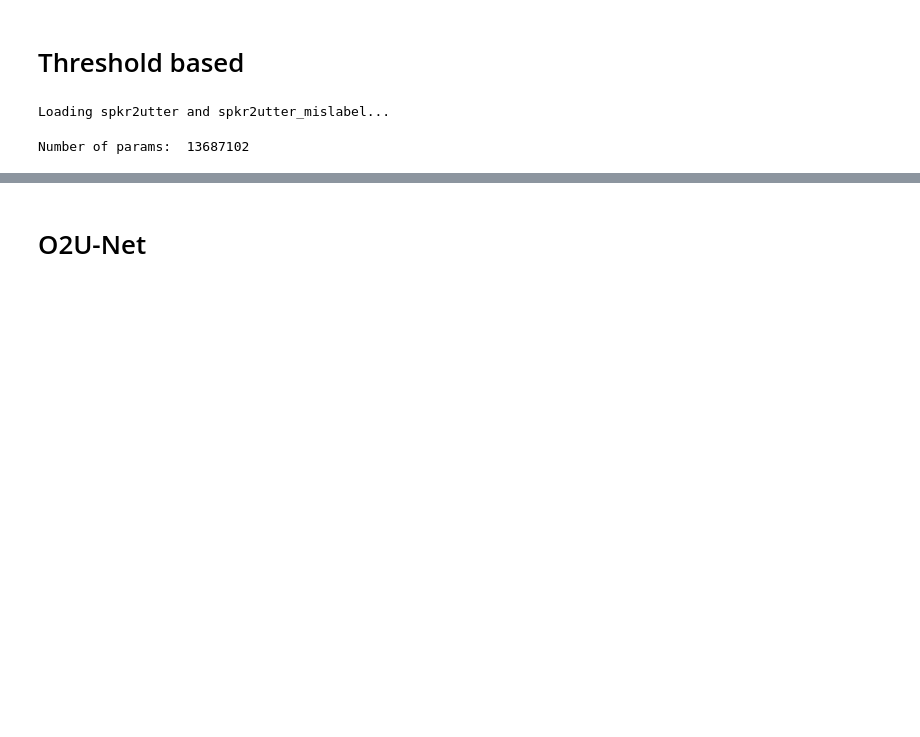
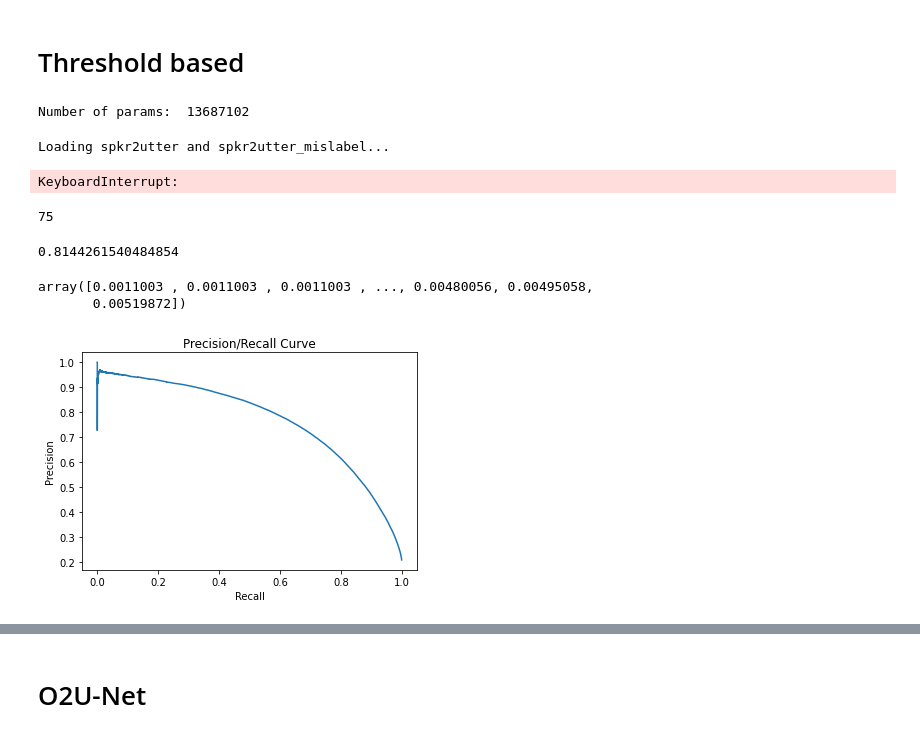
Before and after one commit to a43992899/NoisySpeakerDetection, a Jupyter notebook: Permute/GE2E/noisy_label_detection.ipynb, the cells around one changed output, grey strips where cells are left out. Saved outputs shown, nothing was run; the diff lists cells and outputs as text; code cells hidden in the pictures; blank space fills up the shorter version.

Commit message:
clean up train speech embedder, nld with threshold

```diff
--- a/Permute/GE2E/noisy_label_detection.ipynb
+++ b/Permute/GE2E/noisy_label_detection.ipynb
@@ -32,16 +35,12 @@ def get_n_params(model):
 # %% [markdown]
 # Threshold based
 # %%
-model_path = '/home/yrb/code/speechbrain/data/models/Permute/Softmax/SoftmaxExperiment1/Chance=0.2/ckpt_epoch_2_batch_id_45598.pth'
+model_path = hp.nld.model_path
 
 device = torch.device(hp.device)
 random.seed(0)
 torch.manual_seed(0)
 torch.cuda.manual_seed_all(0)
-
-test_dataset = SpeakerDatasetPreprocessed()
-
-test_loader = DataLoader(test_dataset, batch_size=hp.test.N, shuffle=True, num_workers=hp.test.num_workers, drop_last=True)
 
 try:
     embedder_net = SpeechEmbedder().to(device)
@@ -53,5 +52,4 @@ embedder_net.eval()
 
 print("Number of params: ", get_n_params(embedder_net))
 # %% [output]
-Loading spkr2utter and spkr2utter_mislabel...
+Number of params:  13687102
-Number of params:  13687102
@@ -106,0 +56,65 @@ for e in range(hp.test.epochs):
+# %%
+ypreds = []
+ylabels = []
+
+
+def extract_emb(embedder_net, batch):
+    if batch.ndim == 4:
+        batch = batch.reshape(-1, batch.size(2), batch.size(3))
+    if embedder_net.__class__.__name__ == 'SpeechEmbedder_Softmax':
+        embeddings = embedder_net.get_embedding(batch)
+    else:
+        embeddings = embedder_net(batch)
+    return embeddings
+
+cos = torch.nn.CosineSimilarity(dim=-1, eps=1e-6)
+nld_dataset = SpeakerDatasetPreprocessed()
+nld_loader = DataLoader(nld_dataset, batch_size=hp.nld.N, shuffle=False, num_workers=hp.nld.num_workers, drop_last=False)
+for batch_id, (mel_db_batch, labels, is_noisy, utterance_ids) in enumerate(tqdm(nld_loader)):
+    utterance_ids = np.array(utterance_ids).T
+    mel_db_batch = mel_db_batch.to(device)
+
+    embeddings = extract_emb(embedder_net, mel_db_batch)
+    embeddings = torch.reshape(embeddings, (hp.nld.N, hp.nld.M, embeddings.size(1))) # (1, M, 256)
+    centroid = embeddings.mean(dim=1, keepdim=True)
+    embeddings = embeddings / embeddings.norm(dim=2, keepdim=True)
+    centroid = centroid / centroid.norm(dim=2, keepdim=True)
+    cos_sim = get_cossim(embeddings, centroid, cos)
+    ypreds.extend((1 - cos_sim).reshape(-1).cpu().detach().numpy().tolist())
+    ylabels.extend(is_noisy.reshape(-1).cpu().detach().numpy().tolist())
+# %% [output]
+Loading spkr2utter and spkr2utter_mislabel...
+KeyboardInterrupt:
+# %%
+# select top noise level % from ypreds
+noise_level = hp.nld.noise_level
+print(hp.nld.noise_level)
+ypreds = np.array(ypreds)
+ylabels = np.array(ylabels)
+selected_ypreds = ypreds[np.argsort(ypreds)[-int(len(ypreds) * noise_level / 100):]]
+selected_ylabels = ylabels[np.argsort(ypreds)[-int(len(ypreds) * noise_level / 100):]]
+# %% [output]
+75
+# %%
+# compute precision
+selected_ylabels.sum() / len(selected_ylabels)
+# %% [output]
+0.8144261540484854
+# %%
+selected_ypreds
+# %% [output]
+array([0.0011003 , 0.0011003 , 0.0011003 , ..., 0.00480056, 0.00495058,
+       0.00519872])
+# %%
+import matplotlib
+import matplotlib.pyplot as plt
+
+plt.figure("P-R Curve")
+plt.title('Precision/Recall Curve')
+plt.xlabel('Recall')
+plt.ylabel('Precision')
+precision, recall, thresholds = precision_recall_curve(ylabels, ypreds)
+plt.plot(recall,precision)
+plt.show()
+# %% [output]
+[figure, added]
```
Also changed, not shown: parts of 3 cells of this notebook, 3 other files.
